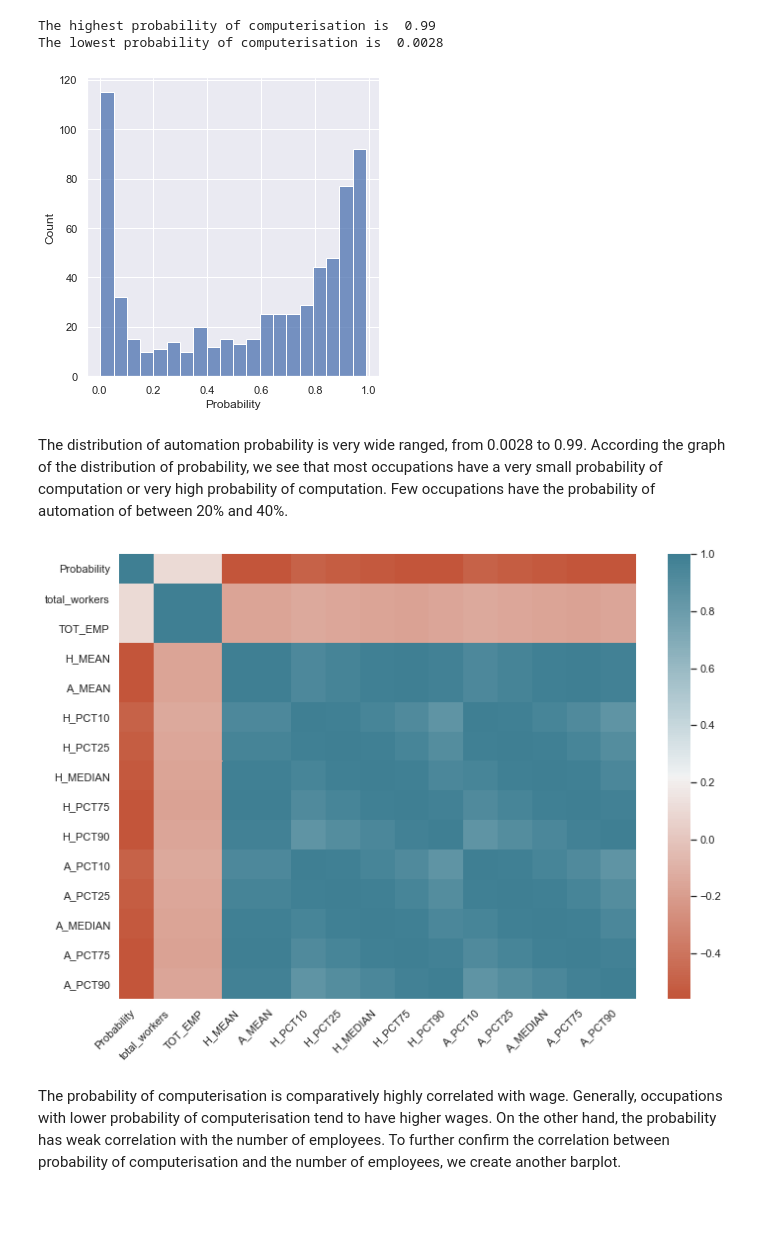
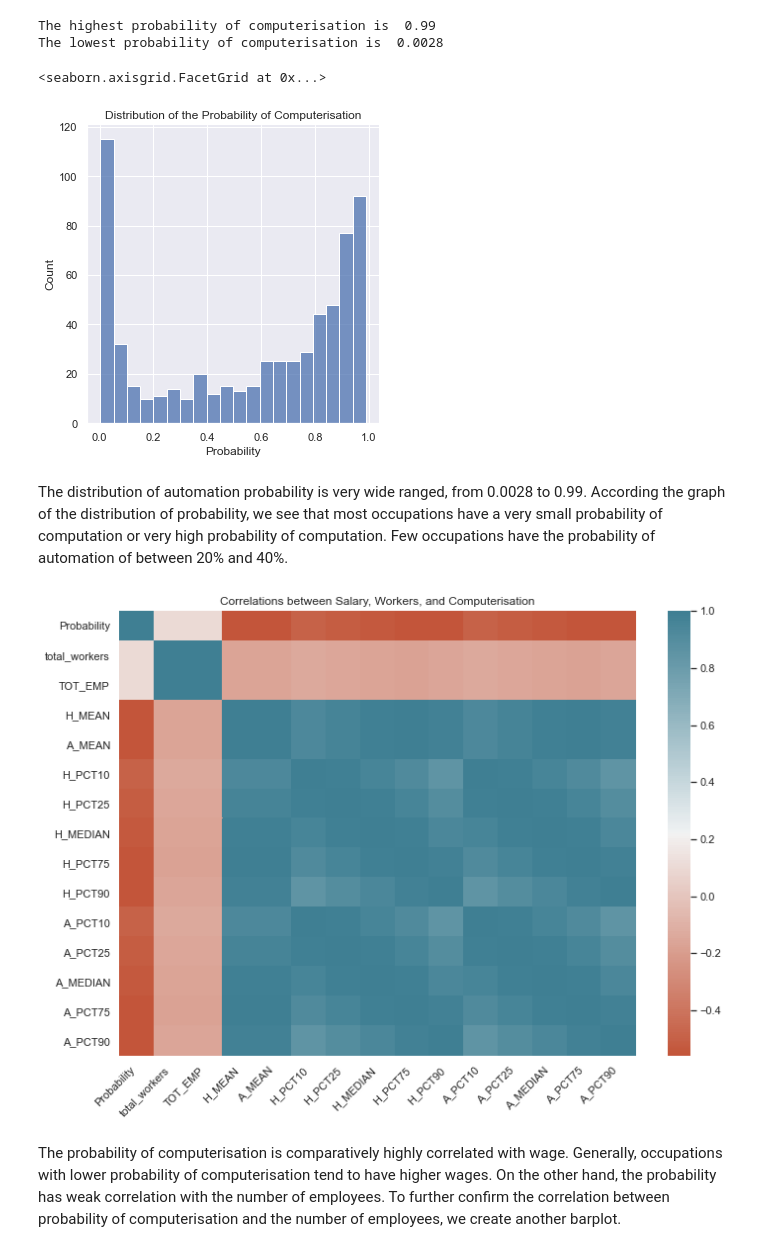
Before and after one commit to minhui-ma/Occupation-Salary-and-Likelihood-of-Automation, a Jupyter notebook: Occupation_Salary_Automation.ipynb, the cells around one changed output. Saved outputs shown, nothing was run; the diff lists cells and outputs as text; code cells hidden in the pictures; blank space fills up the shorter version.

```diff
--- a/Occupation_Salary_Automation.ipynb
+++ b/Occupation_Salary_Automation.ipynb
@@ -382,23 +382,26 @@ print("The lowest probability of computerisation is ",df.Probability.min())
 The highest probability of computerisation is  0.99
 The lowest probability of computerisation is  0.0028
 # %%
-prob_plot = sns.displot(df,x="Probability",bins=20);
+prob_plot = sns.displot(df,x="Probability",bins=20)
+prob_plot.set(title="Distribution of the Probability of Computerisation")
 # %% [output]
+<seaborn.axisgrid.FacetGrid at 0x...>
-[figure, old version]
+[figure, new version]
 # %% [markdown]
 The distribution of automation probability is very wide ranged, from 0.0028 to 0.99. According the graph of the distribution of probability, we see that most occupations have a very small probability of computation or very high probability of computation. Few occupations have the probability of automation of between 20% and 40%.
 # %%
 df_float = df[['Probability','total_workers','TOT_EMP','H_MEAN','A_MEAN','H_PCT10','H_PCT25',
                'H_MEDIAN','H_PCT75','H_PCT90','A_PCT10','A_PCT25','A_MEDIAN','A_PCT75','A_PCT90']]
 ax = sns.heatmap(df_float.corr(),
                 cmap = sns.diverging_palette(20,220,n=200))
+ax.set_title("Correlations between Salary, Workers, and Computerisation")
 ax.set_xticklabels(
     ax.get_xticklabels(),
     rotation=45,
     horizontalalignment='right'
 );
 # %% [output]
-[figure, old version]
+[figure, new version]
 # %% [markdown]
 The probability of computerisation is comparatively highly correlated with wage. Generally, occupations with lower probability of computerisation tend to have higher wages. On the other hand, the probability has weak correlation with the number of employees. To further confirm the correlation between probability of computerisation and the number of employees, we create another barplot.
 # %%
```
Also changed, not shown: parts of 9 cells of this notebook.
